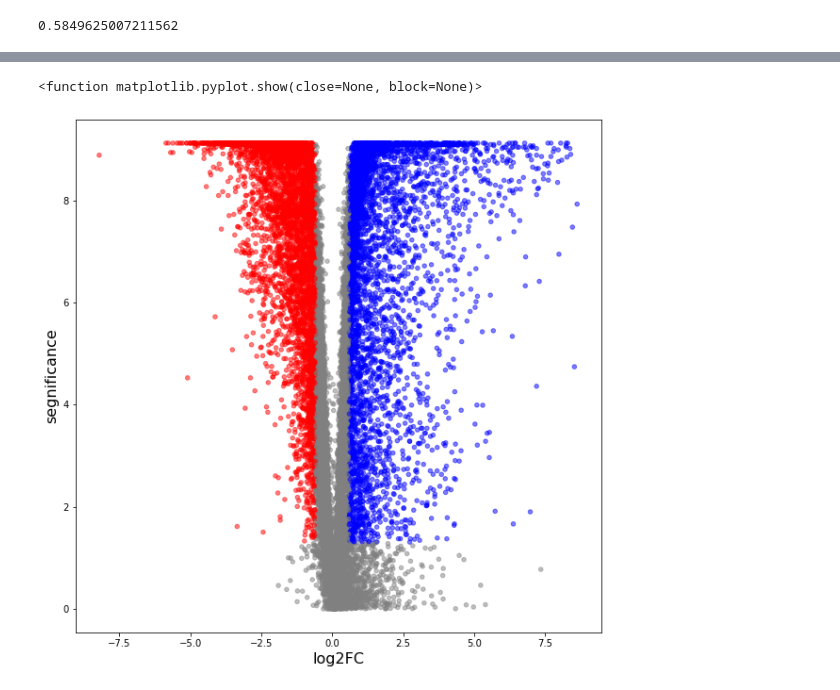
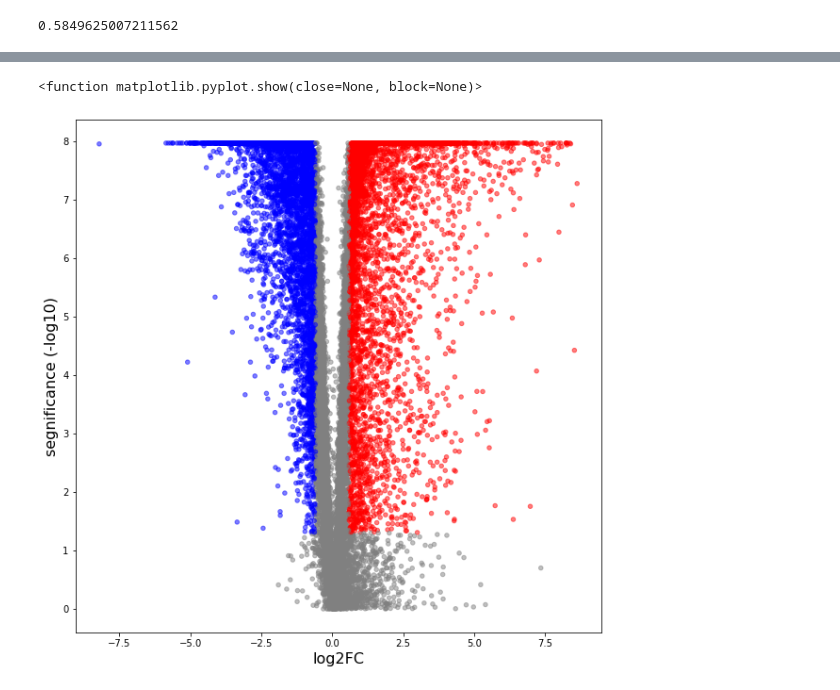
Before and after one commit to FatmaGad25/Bioinformatics_Final_project, a Jupyter notebook: FOLD_CHANGE.ipynb, the cells around one changed output, grey strips where cells are left out. Cells and saved outputs as stored; diff of their text form; code cells hidden in the pictures.

```diff
--- a/FOLD_CHANGE.ipynb
+++ b/FOLD_CHANGE.ipynb
@@ -239,3 +243,3 @@ paired['p'].min()
 # %%
-FC['segnificance']=-np.log10(paired['p'])
+FC['segnificance (-log10)']=-np.log10(paired['fdr'])
 # %%
@@ -265,13 +277,13 @@ plt.show
 # %%
-cc=['g']*len(FC['log2FC'])
-for n,val in enumerate(FC['log2FC']):
-    if val<0:
+cc=['g']*len(FC['expressed'])
+for n,val in enumerate(FC['expressed']):
+    if val== 'over expressed':
         cc[n]='r'
-    elif val>0:
+    elif val=='under expressed':
         cc[n]='b'
 
-for n,val in enumerate(FC['over expressed']):
-    if val==0:
+for n,val in enumerate(FC['expressed']):
+    if val=='not expressed':
         cc[n]='gray'
 # %%
 
@@ -287,10 +299,11 @@ plt.show
 cc=['g']*len(FC['log2FC'])
 for n,val in enumerate(FC['log2FC']):
     if val<0:
+        cc[n]='b'
+    elif val>0:
         cc[n]='r'
-    elif val>0:
-        cc[n]='b'
-for n,val in enumerate(FC['segnificance']):
+
+for n,val in enumerate(FC['segnificance (-log10)']):
     if val<-math.log(5/100,10):
         cc[n]='gray'
 # %%
@@ -306,23 +319,25 @@ plt.show
 # %%
-cc=['g']*len(FC['log2FC'])
-for n,val in enumerate(FC['log2FC']):
-    if val<0:
+cc=['g']*len(FC['expressed'])
+for n,val in enumerate(FC['expressed']):
+    if val== 'over expressed':
         cc[n]='r'
-    elif val>0:
+    elif val=='under expressed':
         cc[n]='b'
-for n,val in enumerate(FC['segnificance']):
+
+for n,val in enumerate(FC['expressed']):
+    if val=='not expressed':
+        cc[n]='gray'
+
+for n,val in enumerate(FC['segnificance (-log10)']):
     if val<-math.log(5/100,10):
         cc[n]='gray'
-for n,val in enumerate(FC['over expressed']):
-    if val==0:
-        cc[n]='gray'
 # %%
 
 plt.figure(figsize=(10,10))
-plt.scatter(FC['log2FC'], FC['segnificance'], c =cc, alpha=0.5, s=20)
+plt.scatter(FC['log2FC'], FC['segnificance (-log10)'], c =cc, alpha=0.5, s=20)
 plt.xlabel('log2FC', fontsize=16)
-plt.ylabel('segnificance', fontsize=16)
+plt.ylabel('segnificance (-log10)', fontsize=16)
 plt.show
 # %% [output]
 <function matplotlib.pyplot.show(close=None, block=None)>
-[figure, old version]
+[figure, new version]
```
Also changed, not shown: parts of 17 cells of this notebook, 2 other files.
